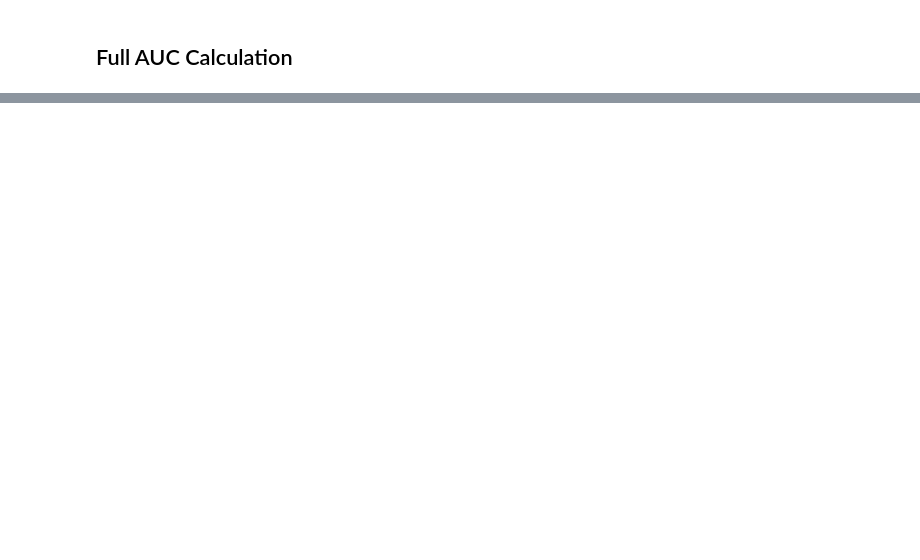
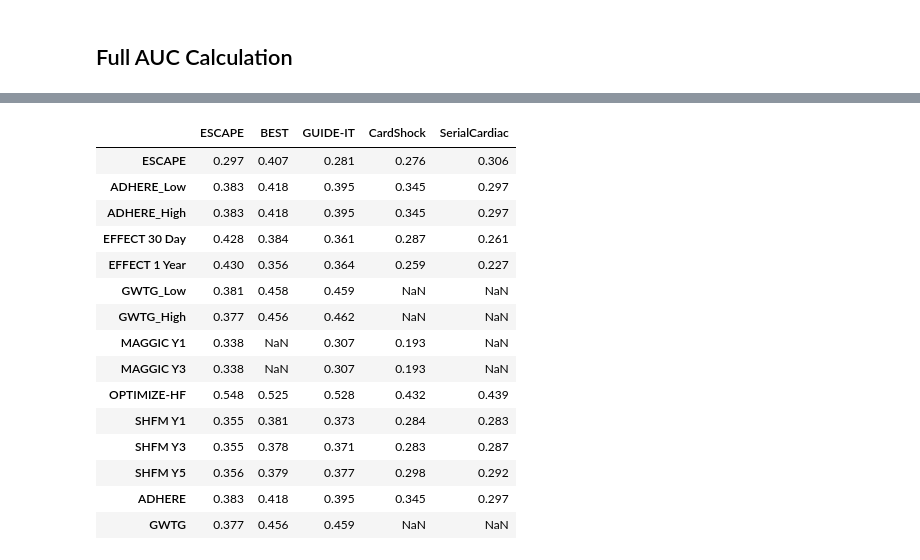
Before and after one commit to jozieLamp/CARNA, a Jupyter notebook: Risk Score Comparison/Compute Risk Score AUCs.ipynb, the cells around one changed output, grey strips where cells are left out. Saved outputs shown, nothing was run; the diff lists cells and outputs as text; code cells hidden in the pictures; blank space fills up the shorter version.

```diff
--- a/Risk Score Comparison/Compute Risk Score AUCs.ipynb
+++ b/Risk Score Comparison/Compute Risk Score AUCs.ipynb
@@ -677,3 +693,3 @@ aucFinal
 # %%
-aucFinal = simplifyDFAUC(precDF)
-aucFinal
+# aucFinal = simplifyDFAUC(precDF)
+# aucFinal
@@ -696,0 +725,28 @@ aucFinal
+# %%
+# Get delta AUCs --> All Fts
+
+deltaAUCs = copy.deepcopy(aucFinal)
+deltaAUCs['ESCAPE'] = (deltaAUCs['ESCAPE'] - 0.978).abs()
+deltaAUCs['BEST'] = (deltaAUCs['BEST'] - 0.994).abs()
+deltaAUCs['GUIDE-IT'] = (deltaAUCs['GUIDE-IT'] - 0.996).abs()
+deltaAUCs['CardShock'] = (deltaAUCs['CardShock'] - 0.871).abs()
+deltaAUCs['SerialCardiac'] = (deltaAUCs['SerialCardiac'] - 0.871).abs()
+
+deltaAUCs
+# %% [output]
+|  | ESCAPE | BEST | GUIDE-IT | CardShock | SerialCardiac |
+| ESCAPE | 0.297 | 0.407 | 0.281 | 0.276 | 0.306 |
+| ADHERE_Low | 0.383 | 0.418 | 0.395 | 0.345 | 0.297 |
+| ADHERE_High | 0.383 | 0.418 | 0.395 | 0.345 | 0.297 |
+| EFFECT 30 Day | 0.428 | 0.384 | 0.361 | 0.287 | 0.261 |
+| EFFECT 1 Year | 0.430 | 0.356 | 0.364 | 0.259 | 0.227 |
+| GWTG_Low | 0.381 | 0.458 | 0.459 | NaN | NaN |
+| GWTG_High | 0.377 | 0.456 | 0.462 | NaN | NaN |
+| MAGGIC Y1 | 0.338 | NaN | 0.307 | 0.193 | NaN |
+| MAGGIC Y3 | 0.338 | NaN | 0.307 | 0.193 | NaN |
+| OPTIMIZE-HF | 0.548 | 0.525 | 0.528 | 0.432 | 0.439 |
+| SHFM Y1 | 0.355 | 0.381 | 0.373 | 0.284 | 0.283 |
+| SHFM Y3 | 0.355 | 0.378 | 0.371 | 0.283 | 0.287 |
+| SHFM Y5 | 0.356 | 0.379 | 0.377 | 0.298 | 0.292 |
+| ADHERE | 0.383 | 0.418 | 0.395 | 0.345 | 0.297 |
+| GWTG | 0.377 | 0.456 | 0.459 | NaN | NaN |
```
Also changed, not shown: parts of 8 cells of this notebook, 5 other files.
